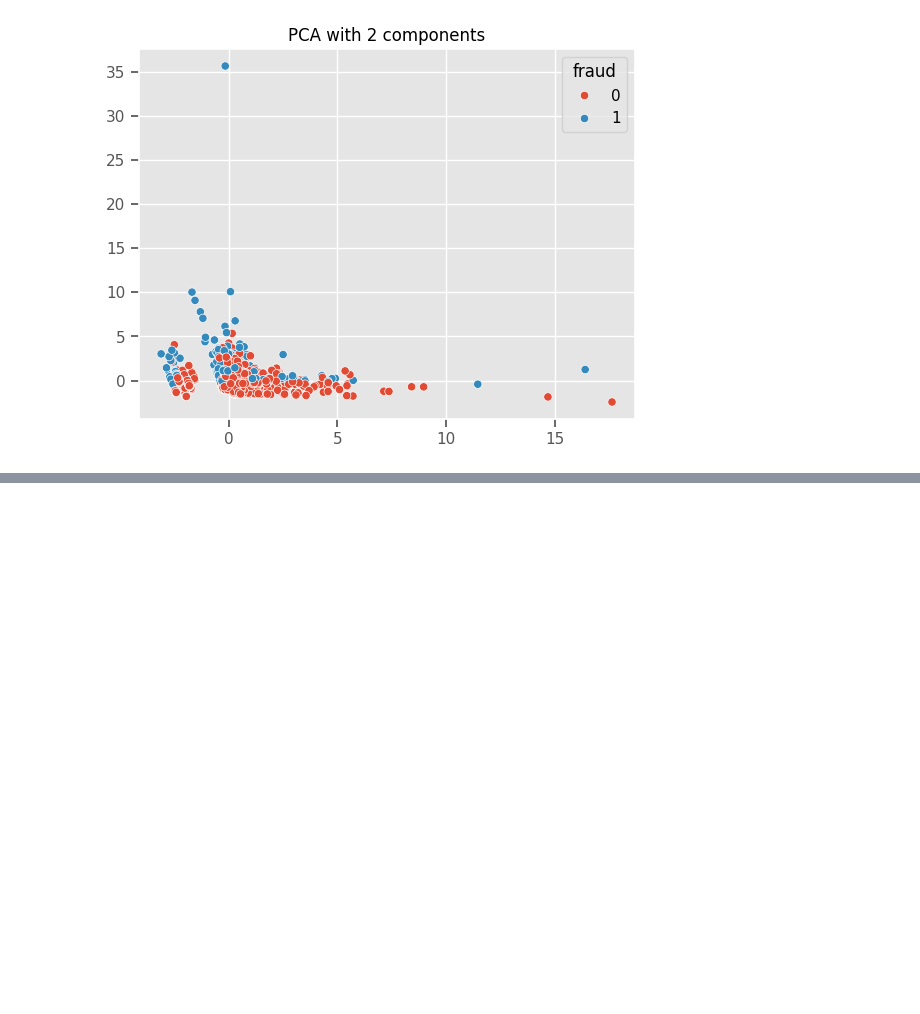
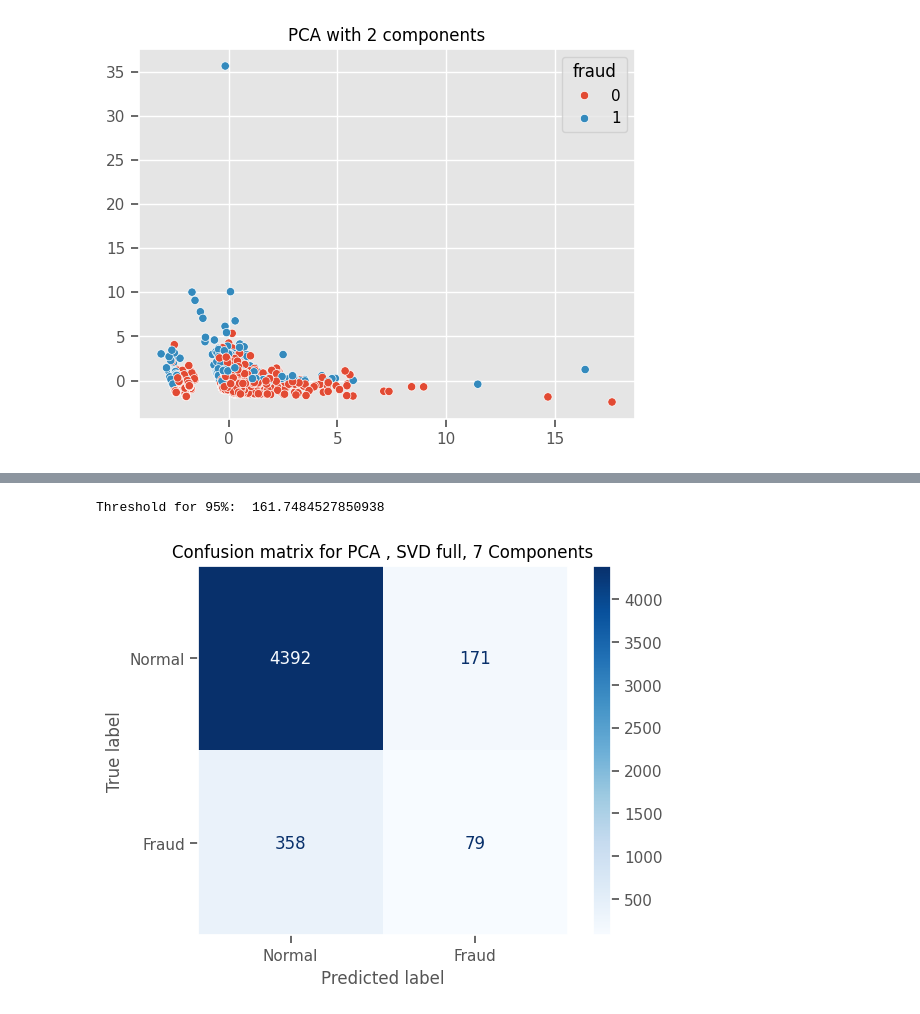
Before and after one commit to Jonkkeyler333/PyOD_ADGE, a Jupyter notebook: notebooks/pca.ipynb, the cells around one changed output, grey strips where cells are left out. Cells and saved outputs as stored; diff of their text form; code cells hidden in the pictures; blank space fills up the shorter version.

```diff
--- a/notebooks/pca.ipynb
+++ b/notebooks/pca.ipynb
@@ -189,0 +209,19 @@ plt.show()
+# %%
+from sklearn.metrics import confusion_matrix
+
+scores = model3.decision_function(X)
+thresh = np.percentile(model3.decision_function(X), 95)
+print('Threshold for 95%: ',thresh)
+y_predcm = np.where(scores > thresh, 1, 0).astype(int)
+
+
+cm=confusion_matrix(y,y_predcm)
+fig,ax=plt.subplots()
+disp=ConfusionMatrixDisplay(cm,display_labels=['Normal','Fraud'])
+disp.plot(cmap='Blues',ax=ax,colorbar=True)
+ax.set_title('Confusion matrix for PCA , SVD full, 7 Components')
+ax.grid(False)
+plt.show()
+# %% [output]
+Threshold for 95%:  161.7484527850938
+[figure, added]
```
Also changed, not shown: parts of 10 cells of this notebook.
